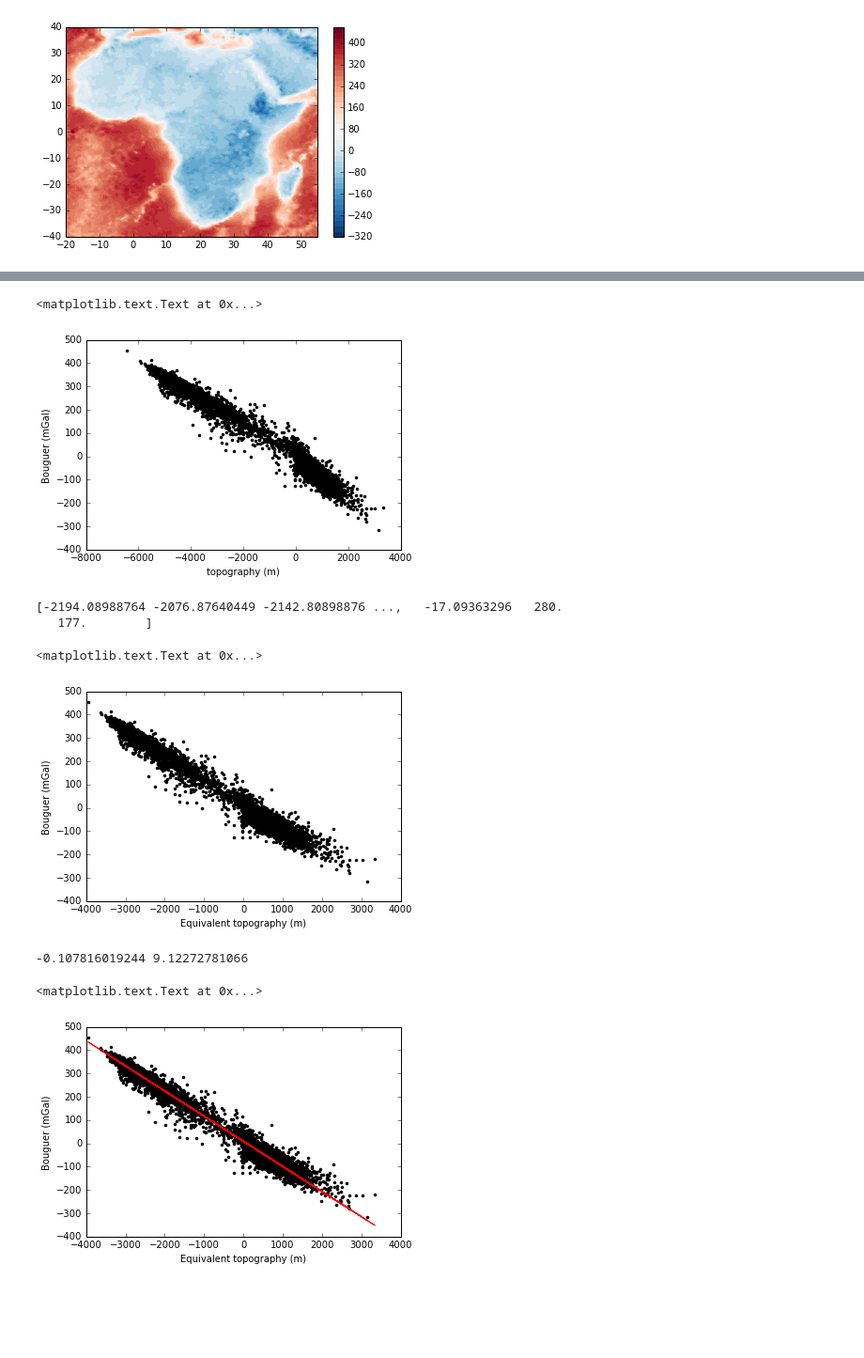
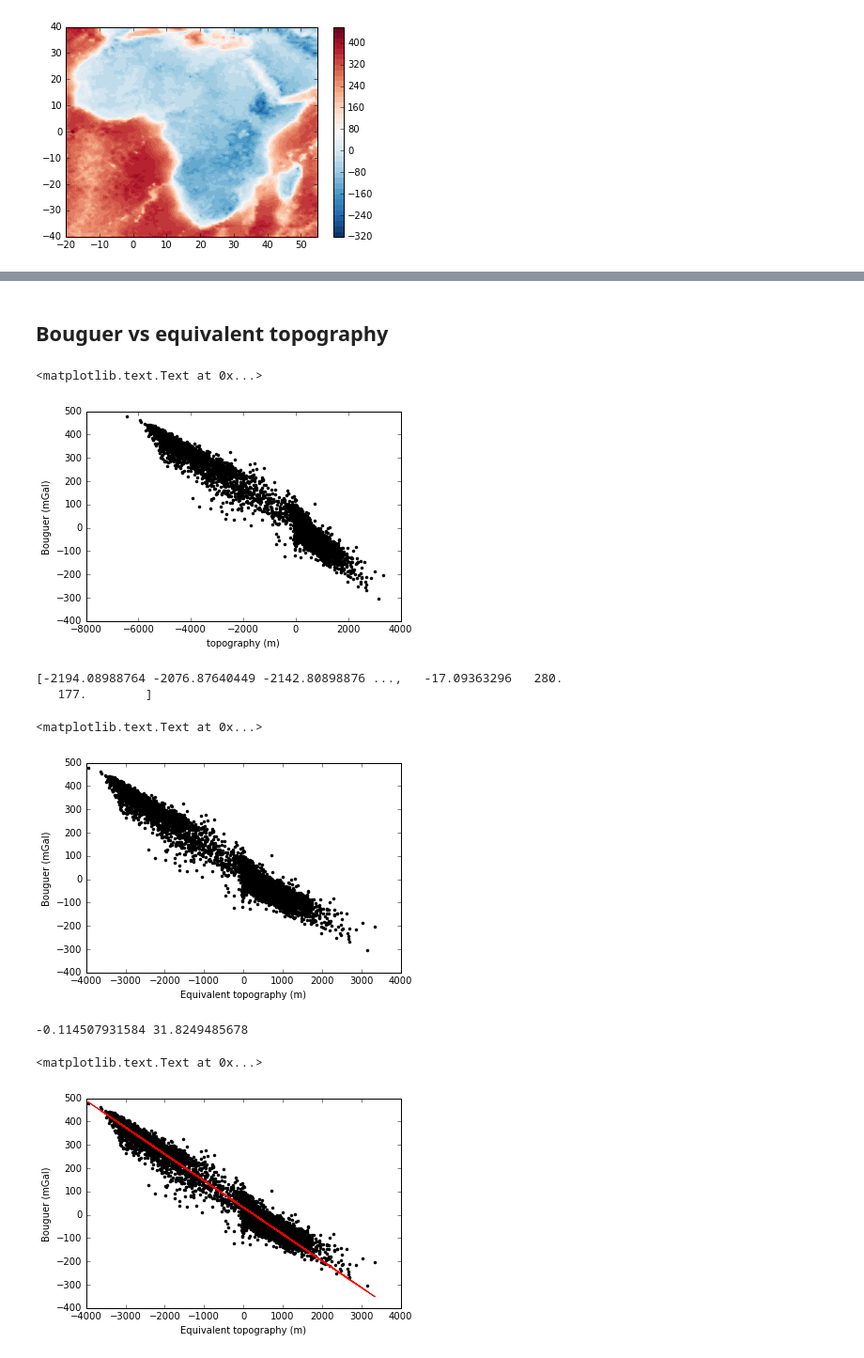
Before and after one commit to leouieda/africa-gravity, a Jupyter notebook: data_processing.ipynb, the cells around one changed output, grey strips where cells are left out. Shown: that part at 94% size. Saved outputs shown, nothing was run; the diff lists cells and outputs as text; code cells hidden in the pictures; blank space fills up the shorter version.

Commit message:
Bouguer full

```diff
--- a/data_processing.ipynb
+++ b/data_processing.ipynb
@@ -117,0 +151,24 @@ plt.xlim(area[2], area[3])
+# %%
+def modelgen(lat, lon, topo, step):
+    for i in range(topo.size):
+        if topo[i] >= 0:
+            t = Tesseroid(w=lon[i] - step/2,
+                          e=lon[i] + step/2,
+                          s=lat[i] - step/2,
+                          n=lat[i] + step/2,
+                          top=topo[i],
+                          bottom=0,
+                          props={'density': 2670})
+        else:
+            t = Tesseroid(w=lon[i] - step/2,
+                          e=lon[i] + step/2,
+                          s=lat[i] - step/2,
+                          n=lat[i] + step/2,
+                          top=0,
+                          bottom=topo[i],
+                          props={'density': 1040 - 2670})
+        yield t
+# %%
+%%time
+modelo = modelgen(latexp, lonexp, topoexp, step)
+topo_effect = tesseroid.gzz(lon, lat, height, modelo)
@@ -117,0 +178,2 @@ plt.xlim(area[2], area[3])
+# %%
+bouguer_full = disturbance - topo_effect
@@ -118,11 +188,13 @@ plt.xlim(area[2], area[3])
+# %% [markdown]
+## Bouguer vs equivalent topography
 # %%
 plt.figure()
-plt.plot(topo, bouguer, '.k')
+plt.plot(topo, bouguer_full, '.k')
 plt.xlabel('topography (m)')
 plt.ylabel('Bouguer (mGal)')
 # %% [output]
 <matplotlib.text.Text at 0x...>
-[figure, old version]
+[figure, new version]
 # %%
 rhoa = 1040
 rhoc = 2670
@@ -135,28 +207,28 @@ print(topo_eq)
    177.        ]
 # %%
 plt.figure()
-plt.plot(topo_eq, bouguer, '.k')
+plt.plot(topo_eq, bouguer_full, '.k')
 plt.xlabel('Equivalent topography (m)')
 plt.ylabel('Bouguer (mGal)')
 # %% [output]
 <matplotlib.text.Text at 0x...>
-[figure, old version]
+[figure, new version]
 # %%
-a, b = sp.polyfit(topo_eq, bouguer, deg=1)
+a, b = sp.polyfit(topo_eq, bouguer_full, deg=1)
 print(a, b)
 # %% [output]
--0.107816019244 9.12272781066
+-0.114507931584 31.8249485678
 # %%
 reta = a*topo_eq + b
 # %%
 plt.figure()
-plt.plot(topo_eq, bouguer, '.k')
+plt.plot(topo_eq, bouguer_full, '.k')
 plt.plot(topo_eq, reta, '-r')
 plt.xlabel('Equivalent topography (m)')
 plt.ylabel('Bouguer (mGal)')
 # %% [output]
 <matplotlib.text.Text at 0x...>
-[figure, old version]
+[figure, new version]
 # %%
 bg_raiz = reta
 # %%
```
Also changed, not shown: parts of 17 cells of this notebook, 1 other file.
